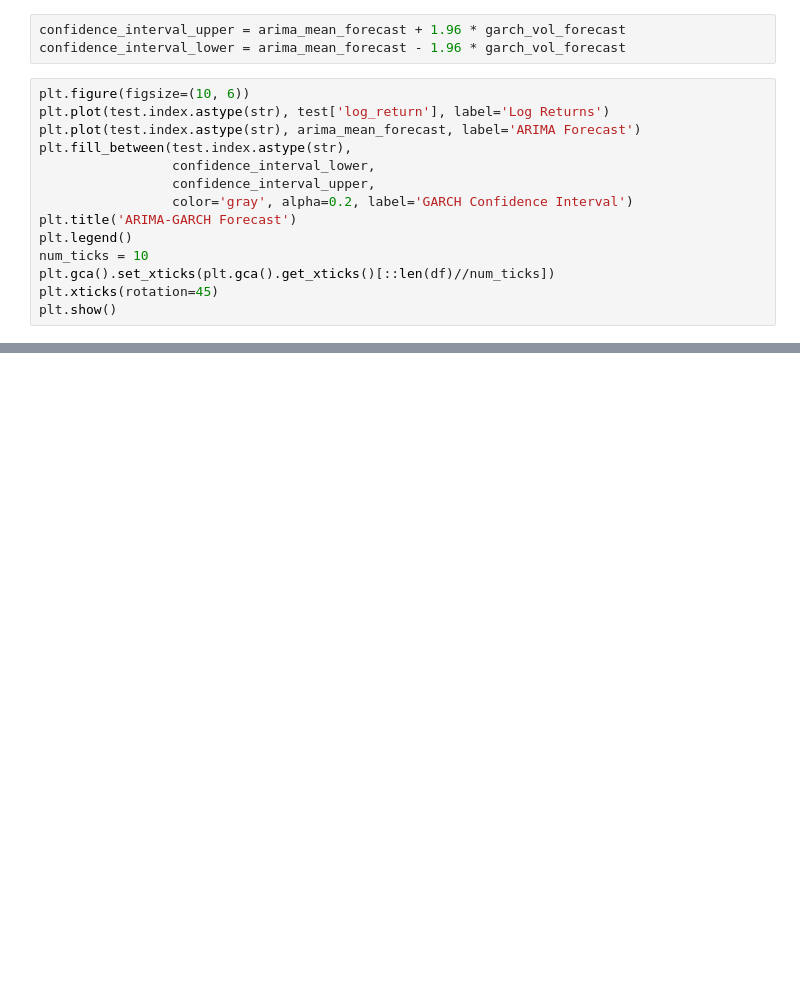
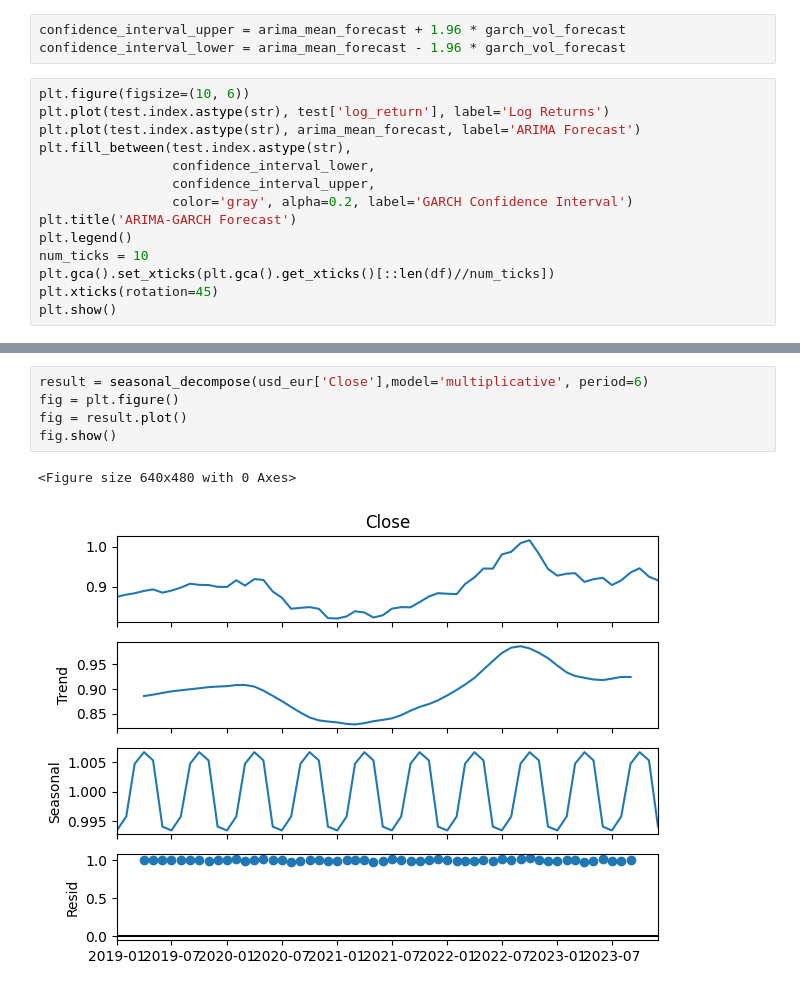
Before and after one commit to shayan1083/FinancialAnalysis, a Jupyter notebook: model.ipynb, the cells around one changed output, grey strips where cells are left out. Drawn from its saved outputs; the diff is of its cells as text; blank space fills up the shorter version.

```diff
--- a/model.ipynb
+++ b/model.ipynb
@@ -432,0 +469,8 @@ plt.show()
+# %%
+result = seasonal_decompose(usd_eur['Close'],model='multiplicative', period=6)
+fig = plt.figure()
+fig = result.plot()
+fig.show()
+# %% [output]
+<Figure size 640x480 with 0 Axes>
+[figure, added]
```
Also changed, not shown: parts of 55 cells of this notebook, 18 other files.
